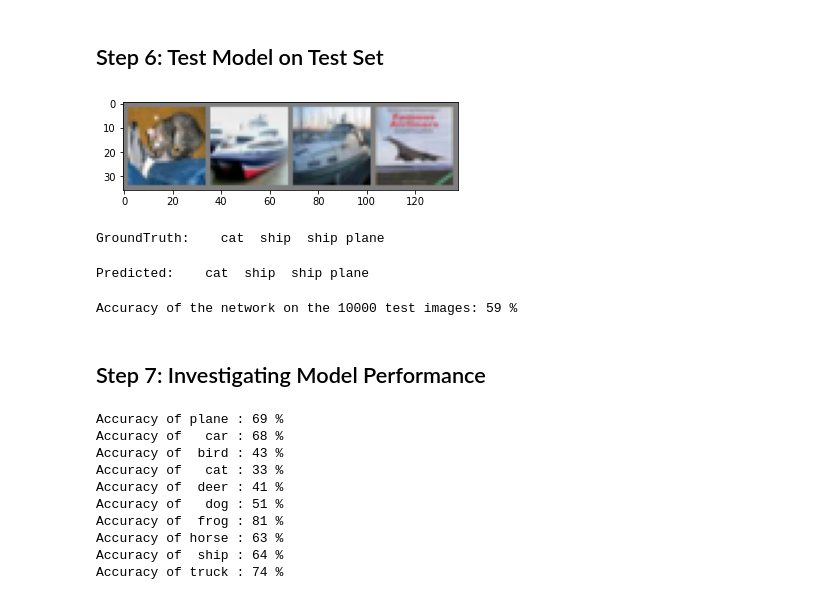
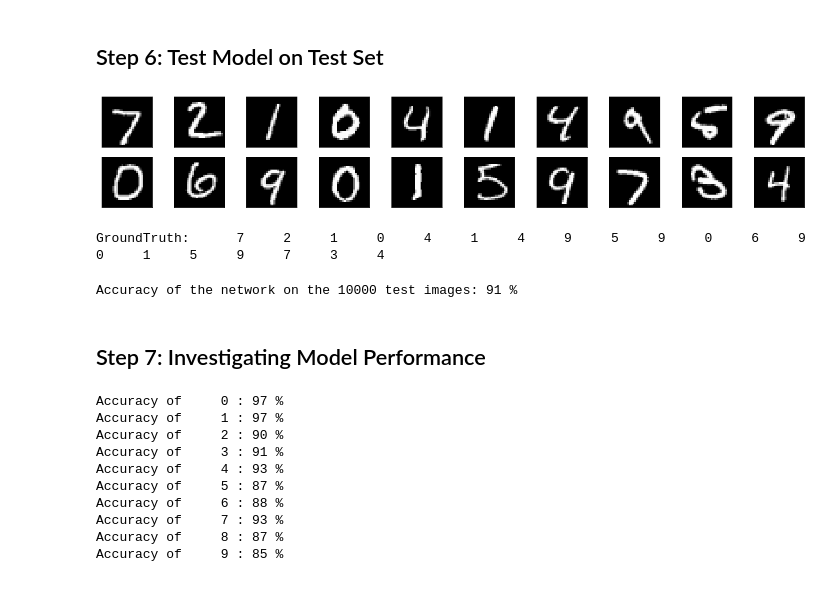
Before and after one commit to obeabi/TorchStudy, a Jupyter notebook: Main_MNIST.ipynb, the cells around one changed output. Saved outputs shown, nothing was run; the diff lists cells and outputs as text; code cells hidden in the pictures.

```diff
--- a/Main_MNIST.ipynb
+++ b/Main_MNIST.ipynb
@@ -80,0 +72,12 @@ RuntimeError: ignored
+# %%
+#We then simply, obtain one batch of images for training using iter.
+dataiter = iter(trainloader)
+images, labels = dataiter.next()
+images = images.numpy()
+# %%
+fig = plt.figure(figsize=(25, 4))
+for i in np.arange(20):
+    ax = fig.add_subplot(2, 20/2, i+1, xticks=[], yticks=[])
+    ax.imshow(np.squeeze(images[i]), cmap='gray')
+
+plt.show()
@@ -122,11 +167,11 @@ Net(
 import torch.optim as optim
 
 criterion = nn.CrossEntropyLoss()
-optimizer = optim.Adam(net.parameters(), lr=0.001)
+optimizer = optim.Adam(model.parameters(), lr=0.001)
 # %% [markdown]
 ## Step 4: Train the Network
 # %%
-for epoch in range(2):  # loop over the dataset multiple times
+for epoch in range(10):  # loop over the dataset multiple times
 
     running_loss = 0.0
     for i, data in enumerate(trainloader, 0):
@@ -137,7 +182,7 @@ for epoch in range(2):  # loop over the dataset multiple times
         optimizer.zero_grad()
 
         # forward + backward + optimize
-        outputs = net(inputs)
+        outputs = model(inputs)
         loss = criterion(outputs, labels)
         loss.backward()
         optimizer.step()
@@ -173,12 +210,19 @@ torch.save(net.state_dict(), PATH)
 ## Step 6: Test Model on Test Set
 # %%
 # Display random Image
+#We then simply, obtain one batch of images for training using iter.
 dataiter = iter(testloader)
 images, labels = dataiter.next()
+images = images.numpy()
 
-# print images
-imshow(torchvision.utils.make_grid(images))
-print('GroundTruth: ', ' '.join('%5s' % classes[labels[j]] for j in range(4)))
+fig = plt.figure(figsize=(25, 4))
+for i in np.arange(20):
+    ax = fig.add_subplot(2, 20/2, i+1, xticks=[], yticks=[])
+    ax.imshow(np.squeeze(images[i]), cmap='gray')
+
+plt.show()
+
+print('GroundTruth: ', ' '.join('%5s' % classes[labels[j]] for j in range(20)))
 # %% [output]
-[figure, old version]
+[figure, new version]
-GroundTruth:    cat  ship  ship plane
+GroundTruth:      7     2     1     0     4     1     4     9     5     9     0     6     9     0     1     5     9     7     3     4
@@ -191,11 +229,3 @@ outputs = net(images)
-# %%
-# Print classes
-_, predicted = torch.max(outputs, 1)
-
-print('Predicted: ', ' '.join('%5s' % classes[predicted[j]]
-                              for j in range(4)))
-# %% [output]
-Predicted:    cat  ship  ship plane
 # %%
 # Let us look at how the network performs on the whole dataset.
 
@@ -204,7 +234,7 @@ total = 0
 with torch.no_grad():
     for data in testloader:
         images, labels = data
-        outputs = net(images)
+        outputs = model(images)
         _, predicted = torch.max(outputs.data, 1)
         total += labels.size(0)
         correct += (predicted == labels).sum().item()
@@ -212,7 +242,7 @@ with torch.no_grad():
 print('Accuracy of the network on the 10000 test images: %d %%' % (
     100 * correct / total))
 # %% [output]
-Accuracy of the network on the 10000 test images: 59 %
+Accuracy of the network on the 10000 test images: 91 %
 # %% [markdown]
 ## Step 7: Investigating Model Performance
 # %%
@@ -221,7 +251,7 @@ class_total = list(0. for i in range(10))
 with torch.no_grad():
     for data in testloader:
         images, labels = data
-        outputs = net(images)
+        outputs = model(images)
         _, predicted = torch.max(outputs, 1)
         c = (predicted == labels).squeeze()
         for i in range(4):
@@ -234,16 +264,16 @@ for i in range(10):
     print('Accuracy of %5s : %2d %%' % (
         classes[i], 100 * class_correct[i] / class_total[i]))
 # %% [output]
-Accuracy of plane : 69 %
-Accuracy of   car : 68 %
-Accuracy of  bird : 43 %
-Accuracy of   cat : 33 %
-Accuracy of  deer : 41 %
-Accuracy of   dog : 51 %
-Accuracy of  frog : 81 %
-Accuracy of horse : 63 %
-Accuracy of  ship : 64 %
-Accuracy of truck : 74 %
+Accuracy of     0 : 97 %
+Accuracy of     1 : 97 %
+Accuracy of     2 : 90 %
+Accuracy of     3 : 91 %
+Accuracy of     4 : 93 %
+Accuracy of     5 : 87 %
+Accuracy of     6 : 88 %
+Accuracy of     7 : 93 %
+Accuracy of     8 : 87 %
+Accuracy of     9 : 85 %
 # %%
 device = torch.device("cuda:0" if torch.cuda.is_available() else "cpu")
 
```
Also changed, not shown: parts of 10 cells of this notebook.
